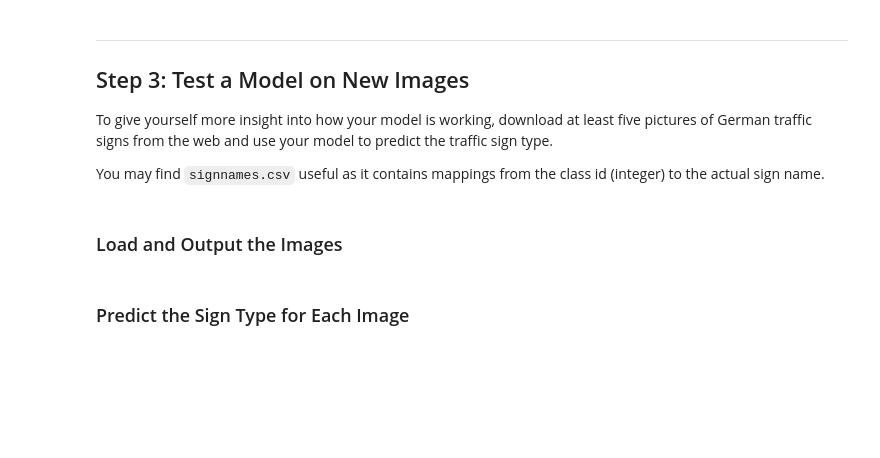
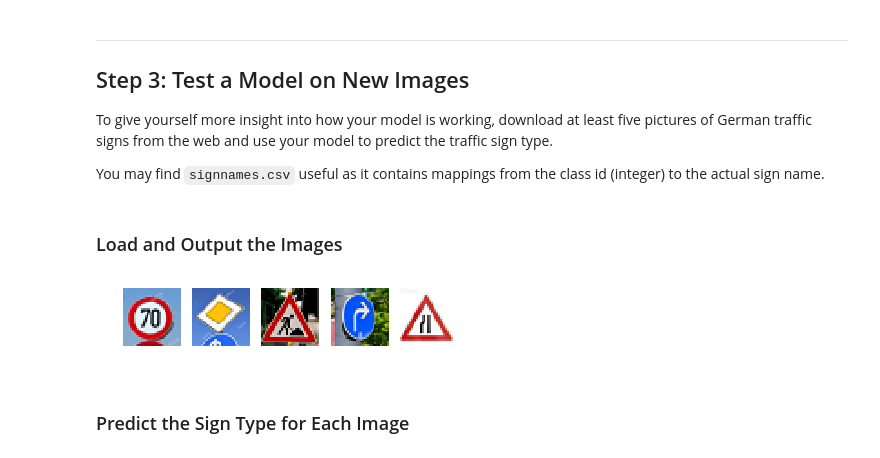
Before and after one commit to Dios-Malone/CarND-Traffic-Sign-Classifier-Project, a Jupyter notebook: Traffic_Sign_Classifier.ipynb, the cells around one changed output. Saved outputs shown, nothing was run; the diff lists cells and outputs as text; code cells hidden in the pictures; blank space fills up the shorter version.

```diff
--- a/Traffic_Sign_Classifier.ipynb
+++ b/Traffic_Sign_Classifier.ipynb
@@ -364,7 +364,7 @@ def LeNet(x):
     conv1 = tf.nn.max_pool(conv1, ksize=[1, 2, 2, 1], strides=[1, 2, 2, 1], padding='VALID')
 
     # Layer 2: Convolutional. Input = 14x14x18. Output = 10x10x32.
-    conv2_W = tf.Variable(tf.truncated_normal(shape=(5, 5, 6, 32), mean = mu, stddev = sigma))
+    conv2_W = tf.Variable(tf.truncated_normal(shape=(5, 5, 18, 32), mean = mu, stddev = sigma))
     conv2_b = tf.Variable(tf.zeros(32))
     conv2   = tf.nn.conv2d(conv1, conv2_W, strides=[1, 1, 1, 1], padding='VALID') + conv2_b
 
@@ -375,8 +375,8 @@ def LeNet(x):
     # Layer 2: Pooling. Input = 10x10x32. Output = 5x5x32.
     #conv2 = tf.nn.max_pool(conv2, ksize=[1, 2, 2, 1], strides=[1, 2, 2, 1], padding='VALID')
 
-    # Layer 2n: Convolutional. Input = 10x10x32. Output = 10x10x60.
-    conv2n_W = tf.Variable(tf.truncated_normal(shape=(5, 5, 6, 60), mean = mu, stddev = sigma))
+    # Layer 2n: Convolutional. Input = 10x10x32. Output = 6x6x60.
+    conv2n_W = tf.Variable(tf.truncated_normal(shape=(5, 5, 32, 60), mean = mu, stddev = sigma))
     conv2n_b = tf.Variable(tf.zeros(60))
     conv2n   = tf.nn.conv2d(conv2, conv2n_W, strides=[1, 1, 1, 1], padding='VALID') + conv2n_b
 
@@ -384,14 +384,14 @@ def LeNet(x):
     conv2n = tf.nn.relu(conv2n)
     conv2n = tf.nn.dropout(conv2n, keep_prob)
 
-    # Layer 2n: Pooling. Input = 10x10x60. Output = 5x5x60.
+    # Layer 2n: Pooling. Input = 10x10x60. Output = 3x3x60.
     conv2n = tf.nn.max_pool(conv2n, ksize=[1, 2, 2, 1], strides=[1, 2, 2, 1], padding='VALID')
 
     # Layer 2: Flatten. Input = 5x5x16. Output = 1500.
     fc0   = flatten(conv2n)
 
     # Layer 3: Fully Connected. Input = 400. Output = 120.
-    fc1_W = tf.Variable(tf.truncated_normal(shape=(1500, 120), mean = mu, stddev = sigma))
+    fc1_W = tf.Variable(tf.truncated_normal(shape=(540, 120), mean = mu, stddev = sigma))
     fc1_b = tf.Variable(tf.zeros(120))
     fc1   = tf.matmul(fc0, fc1_W) + fc1_b
 
@@ -406,7 +406,7 @@ def LeNet(x):
 
     # Layer 4: Activation.
     fc2    = tf.nn.relu(fc2)
-    fc2 = tf.nn.dropout(fc2, keep_prob)
+    #fc2 = tf.nn.dropout(fc2, keep_prob)
 
     # Layer 5: Fully Connected. Input = 84. Output = 43.
     fc3_W  = tf.Variable(tf.truncated_normal(shape=(84, 43), mean = mu, stddev = sigma))
@@ -518,6 +518,16 @@ You may find `signnames.csv` useful as it contains mappings from the class id (i
 # %%
 ### Load the images and plot them here.
 ### Feel free to use as many code cells as needed.
+new_imgs = []
+fig, axs = plt.subplots(1, 5)
+
+for i in range(5):
+    new_imgs.append(plt.imread('new_images/image_{}.PNG'.format(i+6)))
+    axs[i].set_axis_off()
+    axs[i].imshow(new_imgs[i], cmap='gray')
+plt.show()
+# %% [output]
+[figure, added]
 # %% [markdown]
 ### Predict the Sign Type for Each Image
 # %%
```
Also changed, not shown: parts of 9 cells of this notebook.
